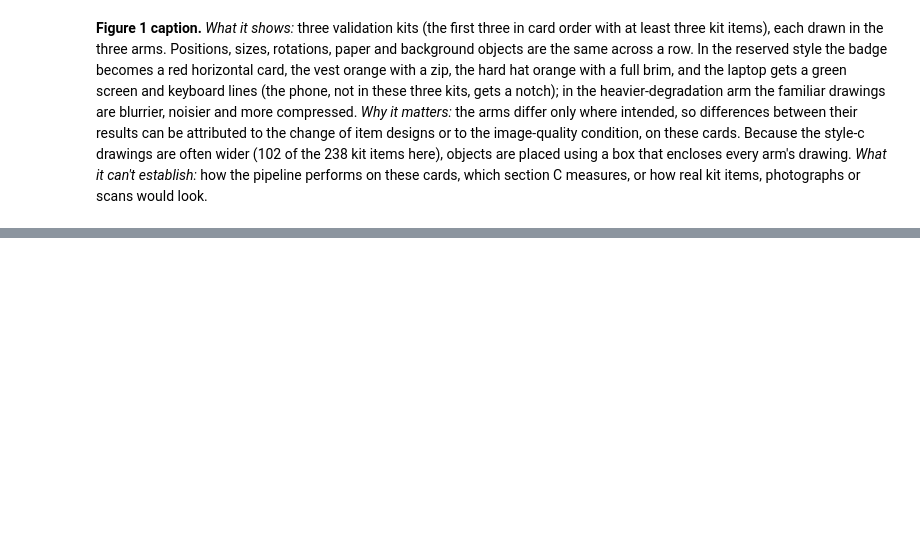
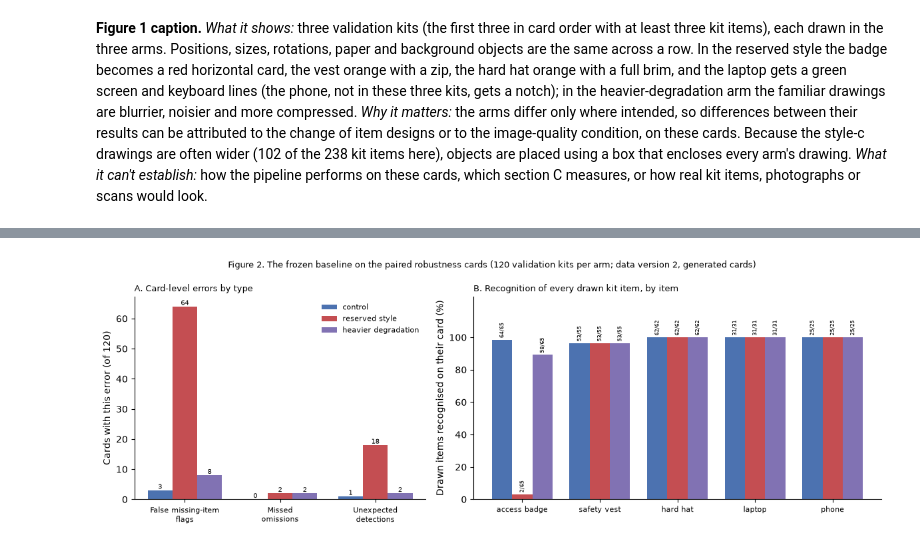
Before and after one commit to isabellemclean1001-blip/AIDA_Izzy_HR_Onboarding_Project-review, a Jupyter notebook: AIDA-2154/final-project/analysis/05_robustness.ipynb, the cells around one changed output, grey strips where cells are left out. Cells and saved outputs as stored; diff of their text form; code cells hidden in the pictures; blank space fills up the shorter version.

Commit message:
AIDA 2154 final project: notebook 05 part 3, results on the robustness cards, paired changes, error causes and failure examples (data v2, in progress)

```diff
--- a/AIDA-2154/final-project/analysis/05_robustness.ipynb
+++ b/AIDA-2154/final-project/analysis/05_robustness.ipynb
@@ -599,0 +895,36 @@ plt.show()
+# %%
+# Figure 2: card-level errors by type (distinct cards within each type) and recognition of drawn items by item, per arm
+TYPES = {"false_missing_flag": "False missing-item\nflags", "missed_omission": "Missed\nomissions",
+         "unexpected_detection": "Unexpected\ndetections"}
+ARM_LABEL = {"control": "control", "reserved_style": "reserved style", "heavier_degradation": "heavier degradation"}
+ARM_COLOUR = {"control": "#4C72B0", "reserved_style": "#C44E52", "heavier_degradation": "#8172B3"}
+cards_by_type = pd.DataFrame({a: [arm_decisions[a].loc[arm_decisions[a]["outcome"] == t, "card_id"].nunique() for t in TYPES]
+                              for a in ARMS}, index=list(TYPES))
+fig, (ax1, ax2) = plt.subplots(1, 2, figsize=(12, 4.2), gridspec_kw={"width_ratios": [1, 1.4]})
+width = 0.26
+for j, a in enumerate(ARMS):
+    bars = ax1.bar(np.arange(len(TYPES)) + (j - 1) * width, cards_by_type[a], width, color=ARM_COLOUR[a], label=ARM_LABEL[a])
+    ax1.bar_label(bars, fontsize=7)
+    share = recog_item[(a, "recognised")] / recog_item[(a, "items")] * 100
+    bars = ax2.bar(np.arange(len(ITEMS)) + (j - 1) * width, share, width, color=ARM_COLOUR[a], label=ARM_LABEL[a])
+    ax2.bar_label(bars, labels=[f"{int(r)}/{int(n)}" for r, n in zip(recog_item[(a, "recognised")], recog_item[(a, "items")])],
+                  fontsize=6, rotation=90, padding=2)
+ax1.set_xticks(np.arange(len(TYPES)), list(TYPES.values()), fontsize=8)
+ax1.set_ylabel("Cards with this error (of 120)")
+ax1.set_title("A. Card-level errors by type", fontsize=9, loc="left")
+ax1.legend(frameon=False, fontsize=8)
+ax1.yaxis.get_major_locator().set_params(integer=True)
+ax2.set_xticks(np.arange(len(ITEMS)), [i.replace("_", " ") for i in ITEMS], fontsize=8)
+ax2.set_ylabel("Drawn items recognised on their card (%)")
+ax2.set_ylim(0, 125)
+ax2.set_yticks(range(0, 101, 20))
+ax2.set_title("B. Recognition of every drawn kit item, by item", fontsize=9, loc="left")
+for ax in (ax1, ax2):
+    ax.spines[["top", "right"]].set_visible(False)
+fig.suptitle("Figure 2. The frozen baseline on the paired robustness cards (120 validation kits per arm; data version 2, generated cards)",
+             fontsize=9)
+fig.tight_layout()
+fig.savefig(FIGURE_DIR / "robustness_errors_and_recognition.png", dpi=150, bbox_inches="tight")
+plt.show()
+# %% [output]
+[figure, added]
```
Also changed, not shown: parts of 7 cells of this notebook.
